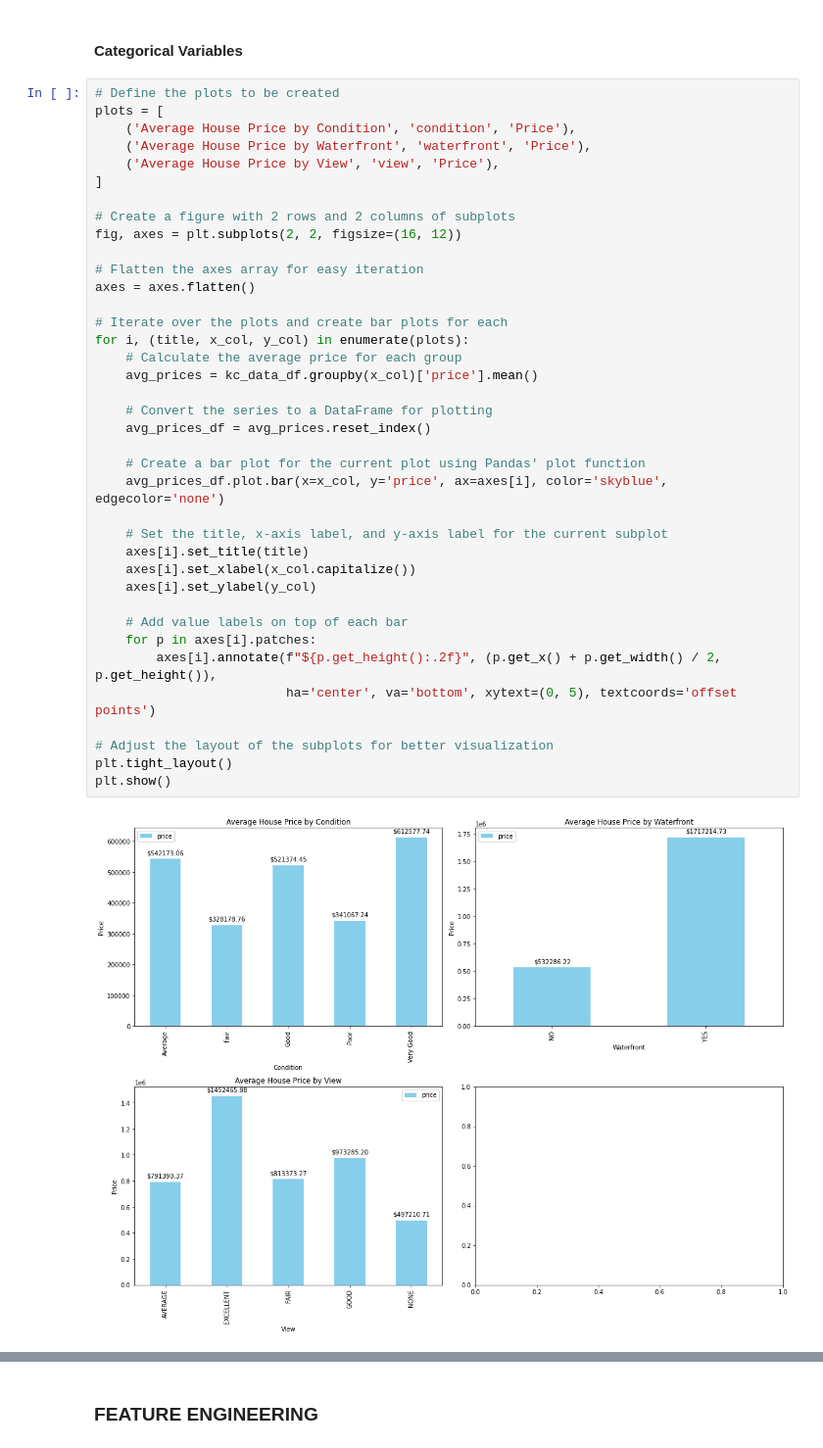
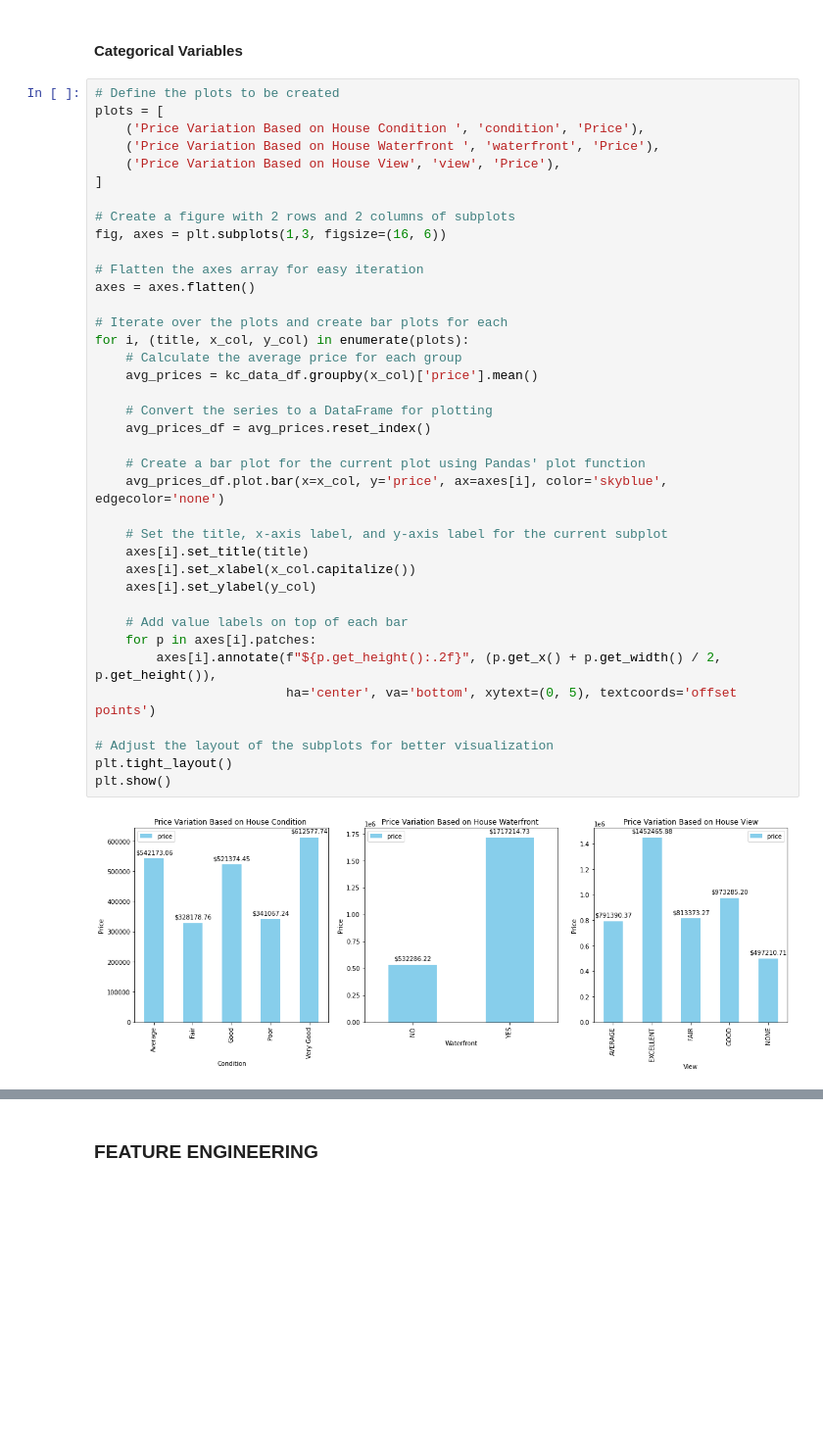
Before and after one commit to ggeorgekkariuki/Kings-Country-Housing-Project, a Jupyter notebook: student.ipynb, the cells around one changed output, grey strips where cells are left out. Shown at 98% size. Cells and saved outputs as stored; diff of their text form; blank space fills up the shorter version.

```diff
--- a/student.ipynb
+++ b/student.ipynb
@@ -500,40 +501,40 @@ Only bathrooms and sqft_living have a linear relationship with price
 # %%
 # Define the plots to be created
 plots = [
-    ('Average House Price by Condition', 'condition', 'Price'),
-    ('Average House Price by Waterfront', 'waterfront', 'Price'),
-    ('Average House Price by View', 'view', 'Price'),
+    ('Price Variation Based on House Condition ', 'condition', 'Price'),
+    ('Price Variation Based on House Waterfront ', 'waterfront', 'Price'),
+    ('Price Variation Based on House View', 'view', 'Price'),
 ]
 
 # Create a figure with 2 rows and 2 columns of subplots
-fig, axes = plt.subplots(2, 2, figsize=(16, 12))
+fig, axes = plt.subplots(1,3, figsize=(16, 6))
 
 # Flatten the axes array for easy iteration
 axes = axes.flatten()
 
 # Iterate over the plots and create bar plots for each
 for i, (title, x_col, y_col) in enumerate(plots):
     # Calculate the average price for each group
     avg_prices = kc_data_df.groupby(x_col)['price'].mean()
 
     # Convert the series to a DataFrame for plotting
     avg_prices_df = avg_prices.reset_index()
 
     # Create a bar plot for the current plot using Pandas' plot function
     avg_prices_df.plot.bar(x=x_col, y='price', ax=axes[i], color='skyblue', edgecolor='none')
 
     # Set the title, x-axis label, and y-axis label for the current subplot
     axes[i].set_title(title)
     axes[i].set_xlabel(x_col.capitalize())
     axes[i].set_ylabel(y_col)
 
     # Add value labels on top of each bar
     for p in axes[i].patches:
         axes[i].annotate(f"${p.get_height():.2f}", (p.get_x() + p.get_width() / 2, p.get_height()),
                          ha='center', va='bottom', xytext=(0, 5), textcoords='offset points')
 
 # Adjust the layout of the subplots for better visualization
 plt.tight_layout()
 plt.show()
 # %% [output]
-[figure, old version]
+[figure, new version]
```
Also changed, not shown: parts of 3 cells of this notebook.
